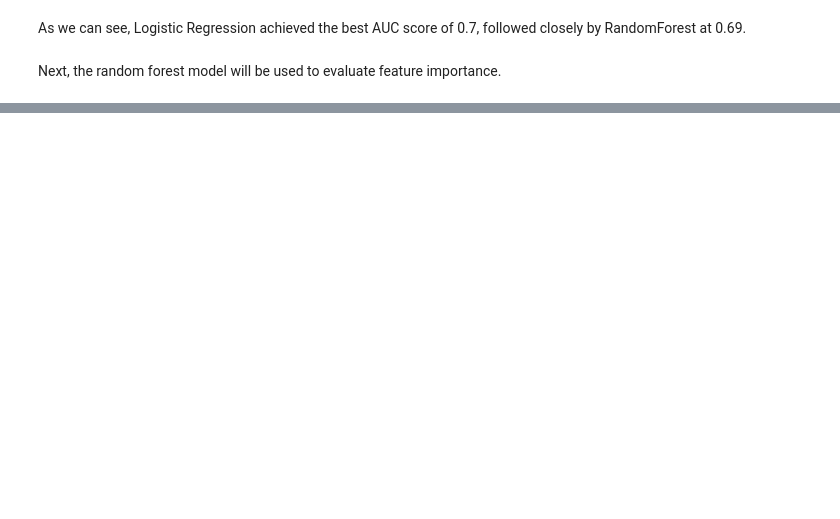
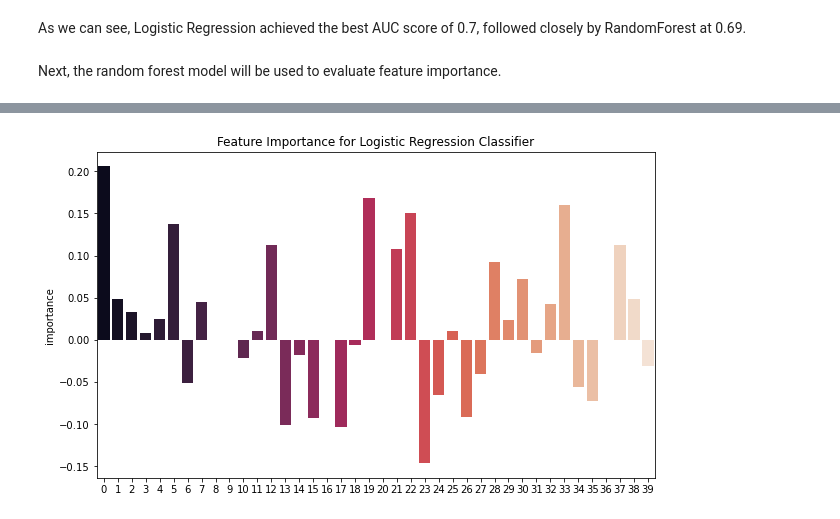
Before and after one commit to aud-z/DeloitteDigitalDemocracy, a Jupyter notebook: DSPM_v1.ipynb, the cells around one changed output, grey strips where cells are left out. Saved outputs shown, nothing was run; the diff lists cells and outputs as text; code cells hidden in the pictures; blank space fills up the shorter version.

```diff
--- a/DSPM_v1.ipynb
+++ b/DSPM_v1.ipynb
@@ -948,0 +950,9 @@ As we can see, the first principal component (component 0) has the highest featu
+# %%
+lr_importance = pd.DataFrame(logreg.coef_[0], index = [x for x in range(len(importance))])
+lr_importance.rename(columns = {0: 'importance'}, inplace=True)
+plt.figure(figsize=(10, 6))
+sns.barplot(y='importance', x = lr_importance.index, data = lr_importance, palette = 'rocket')
+plt.title("Feature Importance for Logistic Regression Classifier")
+plt.show()
+# %% [output]
+[figure, added]
```
Also changed, not shown: parts of 22 cells of this notebook.
